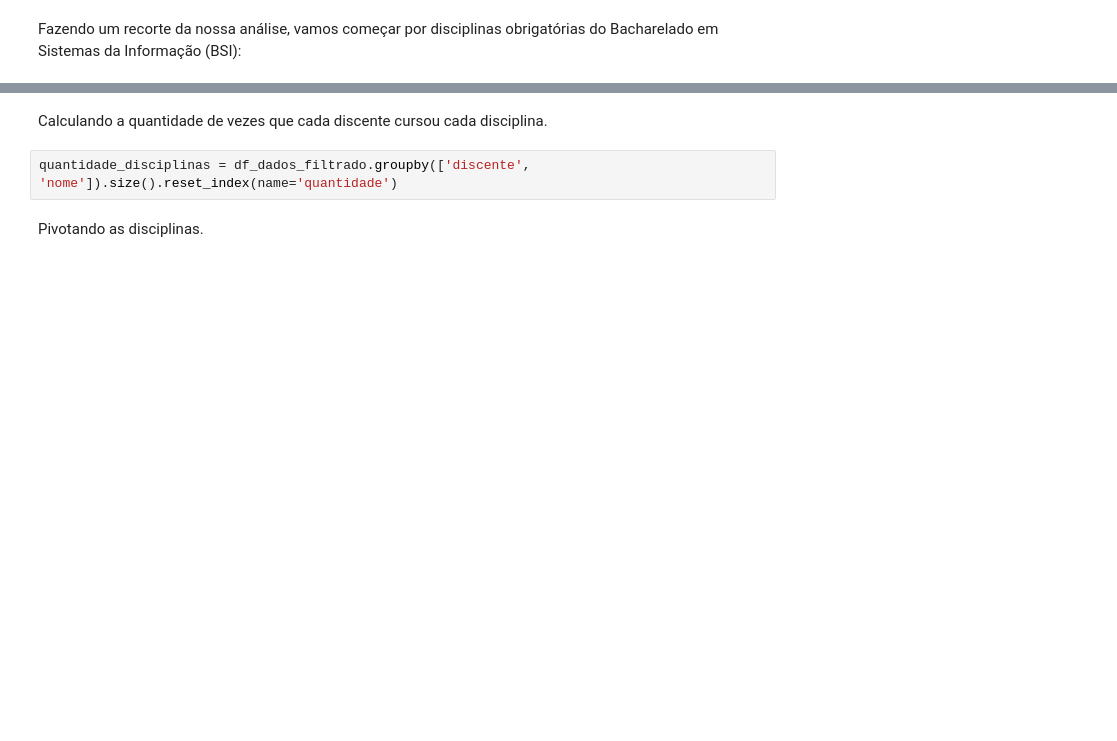
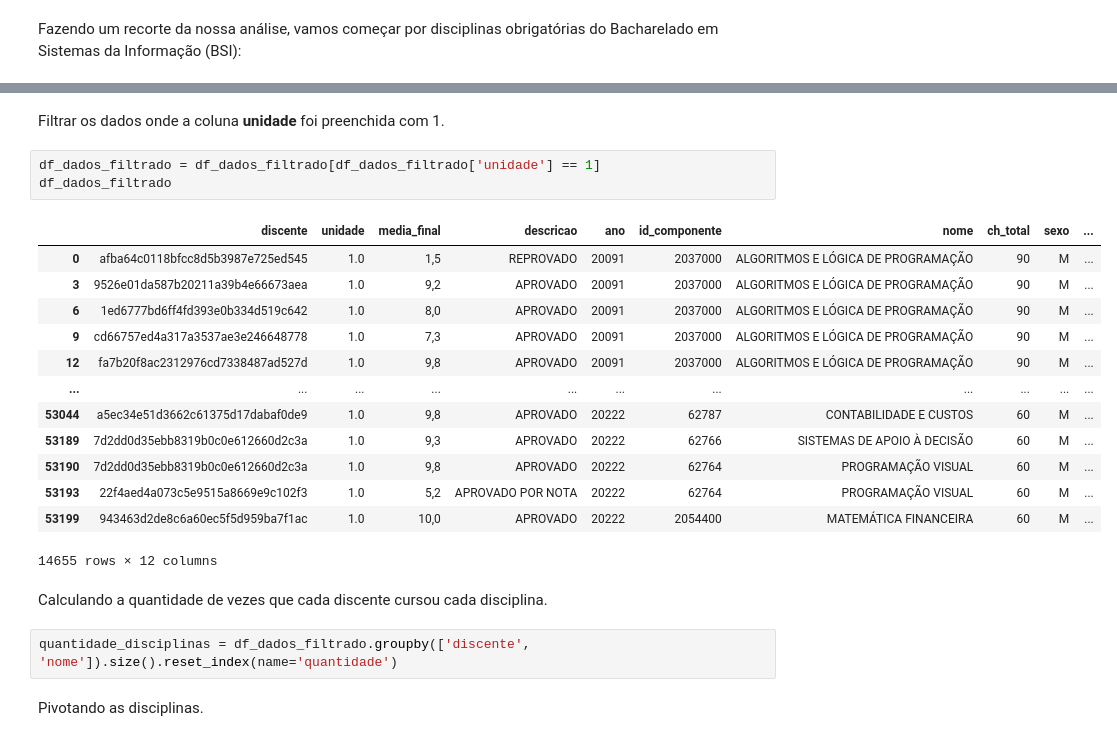
Before and after one commit to wanessabezerra/dataframe-bsi, a Jupyter notebook: datasets/dados-extraidos.ipynb, the cells around one changed output, grey strips where cells are left out. Cells and saved outputs as stored; diff of their text form; blank space fills up the shorter version.

```diff
--- a/datasets/dados-extraidos.ipynb
+++ b/datasets/dados-extraidos.ipynb
@@ -73,3 +99,22 @@ df_dados_filtrado = df_dados_filtrado.query(condição_nome)
+# %% [markdown]
+Filtrar os dados onde a coluna **unidade** foi preenchida com 1.
+# %%
+df_dados_filtrado = df_dados_filtrado[df_dados_filtrado['unidade'] == 1]
+df_dados_filtrado
+# %% [output]
+|  | discente | unidade | media_final | descricao | ano | id_componente | nome | ch_total | sexo | ... |
+| 0 | afba64c0118bfcc8d5b3987e725ed545 | 1.0 | 1,5 | REPROVADO | 20091 | 2037000 | ALGORITMOS E LÓGICA DE PROGRAMAÇÃO | 90 | M | ... |
+| 3 | 9526e01da587b20211a39b4e66673aea | 1.0 | 9,2 | APROVADO | 20091 | 2037000 | ALGORITMOS E LÓGICA DE PROGRAMAÇÃO | 90 | M | ... |
+| 6 | 1ed6777bd6ff4fd393e0b334d519c642 | 1.0 | 8,0 | APROVADO | 20091 | 2037000 | ALGORITMOS E LÓGICA DE PROGRAMAÇÃO | 90 | M | ... |
+| 9 | cd66757ed4a317a3537ae3e246648778 | 1.0 | 7,3 | APROVADO | 20091 | 2037000 | ALGORITMOS E LÓGICA DE PROGRAMAÇÃO | 90 | M | ... |
+| 12 | fa7b20f8ac2312976cd7338487ad527d | 1.0 | 9,8 | APROVADO | 20091 | 2037000 | ALGORITMOS E LÓGICA DE PROGRAMAÇÃO | 90 | M | ... |
+| ... | ... | ... | ... | ... | ... | ... | ... | ... | ... | ... |
+| 53044 | a5ec34e51d3662c61375d17dabaf0de9 | 1.0 | 9,8 | APROVADO | 20222 | 62787 | CONTABILIDADE E CUSTOS | 60 | M | ... |
+| 53189 | 7d2dd0d35ebb8319b0c0e612660d2c3a | 1.0 | 9,3 | APROVADO | 20222 | 62766 | SISTEMAS DE APOIO À DECISÃO | 60 | M | ... |
+| 53190 | 7d2dd0d35ebb8319b0c0e612660d2c3a | 1.0 | 9,8 | APROVADO | 20222 | 62764 | PROGRAMAÇÃO VISUAL | 60 | M | ... |
+| 53193 | 22f4aed4a073c5e9515a8669e9c102f3 | 1.0 | 5,2 | APROVADO POR NOTA | 20222 | 62764 | PROGRAMAÇÃO VISUAL | 60 | M | ... |
+| 53199 | 943463d2de8c6a60ec5f5d959ba7f1ac | 1.0 | 10,0 | APROVADO | 20222 | 2054400 | MATEMÁTICA FINANCEIRA | 60 | M | ... |
+14655 rows × 12 columns
 # %% [markdown]
 Calculando a quantidade de vezes que cada discente cursou cada disciplina.
 # %%
```
Also changed, not shown: parts of 25 cells of this notebook.
